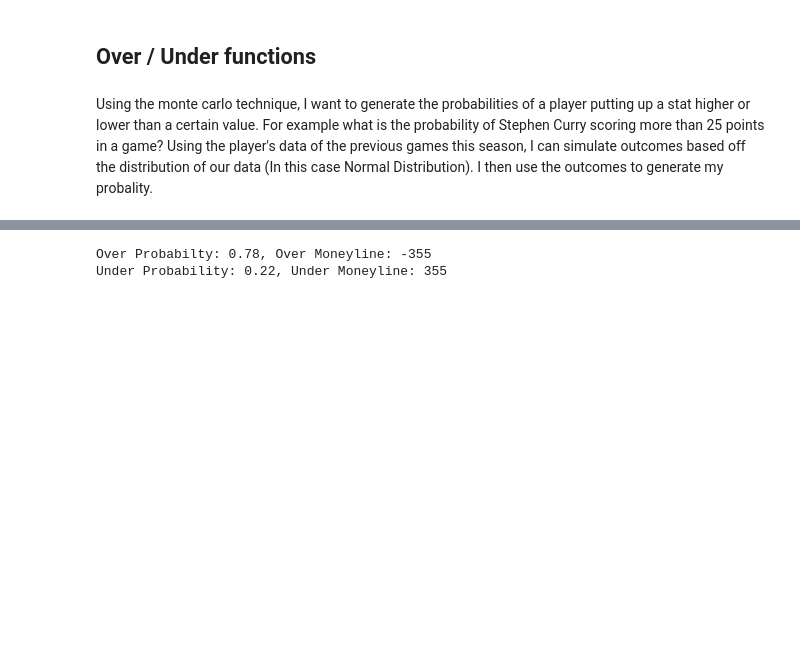
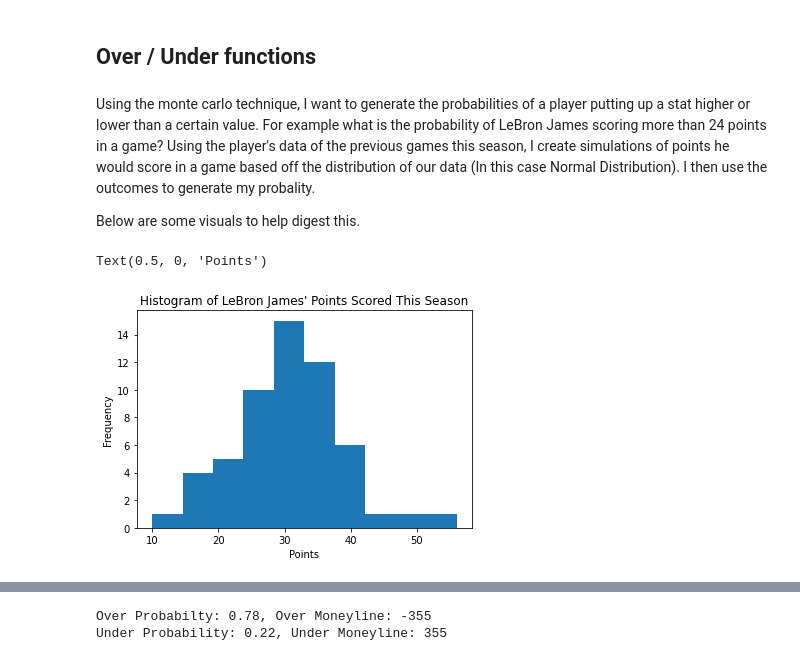
Before and after one commit to etorres14/MonteCarlo-OverUnder-NBA, a Jupyter notebook: Over_Under_NBA2022.ipynb, the cells around one changed output, grey strips where cells are left out. Drawn from its saved outputs; the diff is of its cells as text; code cells hidden in the pictures; blank space fills up the shorter version.

```diff
--- a/Over_Under_NBA2022.ipynb
+++ b/Over_Under_NBA2022.ipynb
@@ -272,4 +270,17 @@ def return_player(player):
 # %% [markdown]
 ## Over / Under functions
 # %% [markdown]
-Using the monte carlo technique, I want to generate the probabilities of a player putting up a stat higher or lower than a certain value. For example what is the probability of Stephen Curry scoring more than 25 points in a game? Using the player's data of the previous games this season, I can simulate outcomes based off the distribution of our data (In this case Normal Distribution). I then use the outcomes to generate my probality.
+Using the monte carlo technique, I want to generate the probabilities of a player putting up a stat higher or lower than a certain value. For example what is the probability of LeBron James scoring more than 24 points in a game? Using the player's data of the previous games this season, I create simulations of points he would score in a game based off the distribution of our data (In this case Normal Distribution). I then use the outcomes to generate my probality.
+
+
+Below are some visuals to help digest this.
+# %%
+# A visualization of the distribution of points LeBron James has scored this season
+lebron = return_player("LeBron James")
+
+lebron.PTS.plot.hist()
+plt.title("Histogram of LeBron James' Points Scored This Season")
+plt.xlabel("Points")
+# %% [output]
+Text(0.5, 0, 'Points')
+[figure, added]
```
Also changed, not shown: parts of 4 cells of this notebook.
